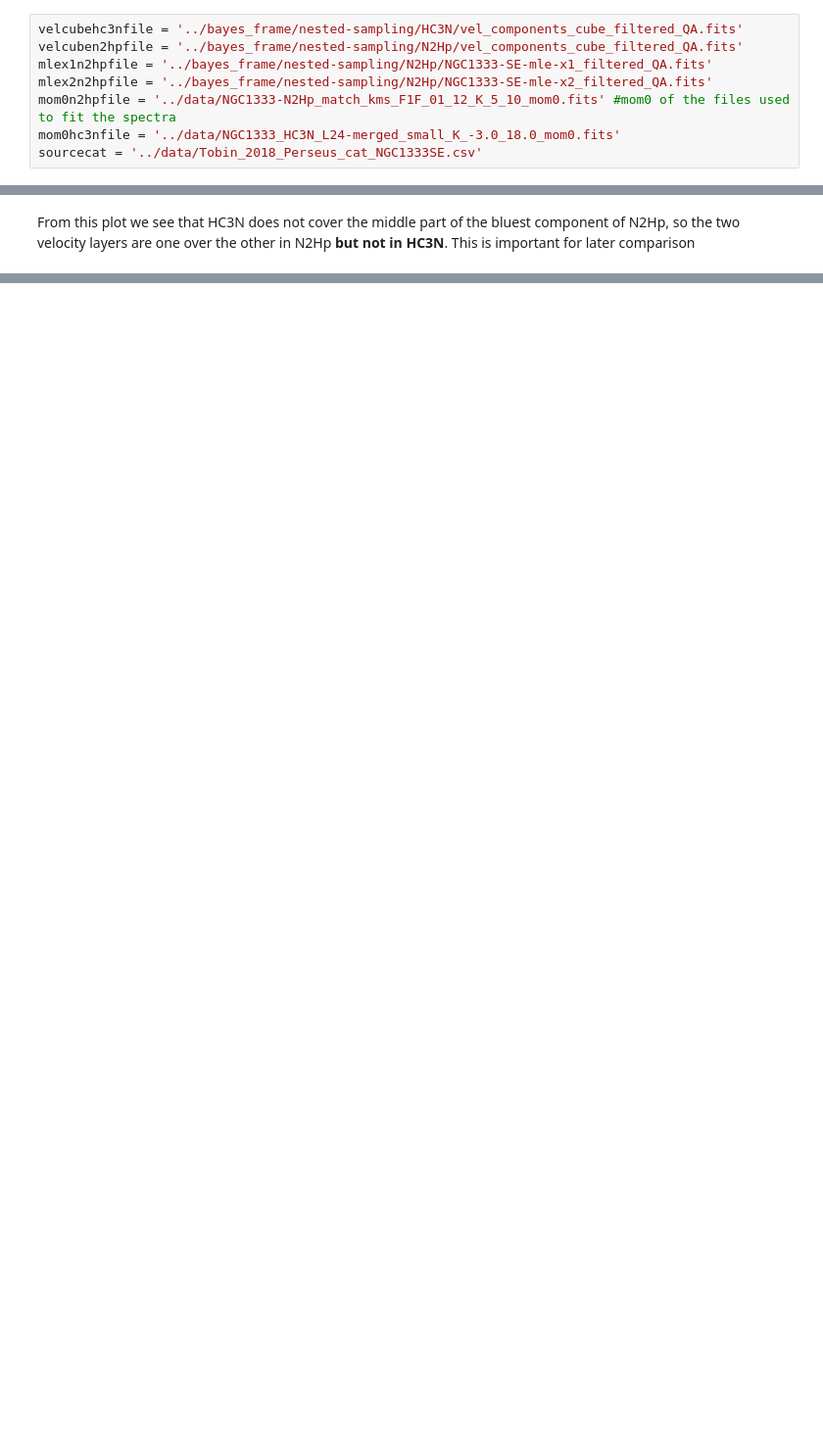
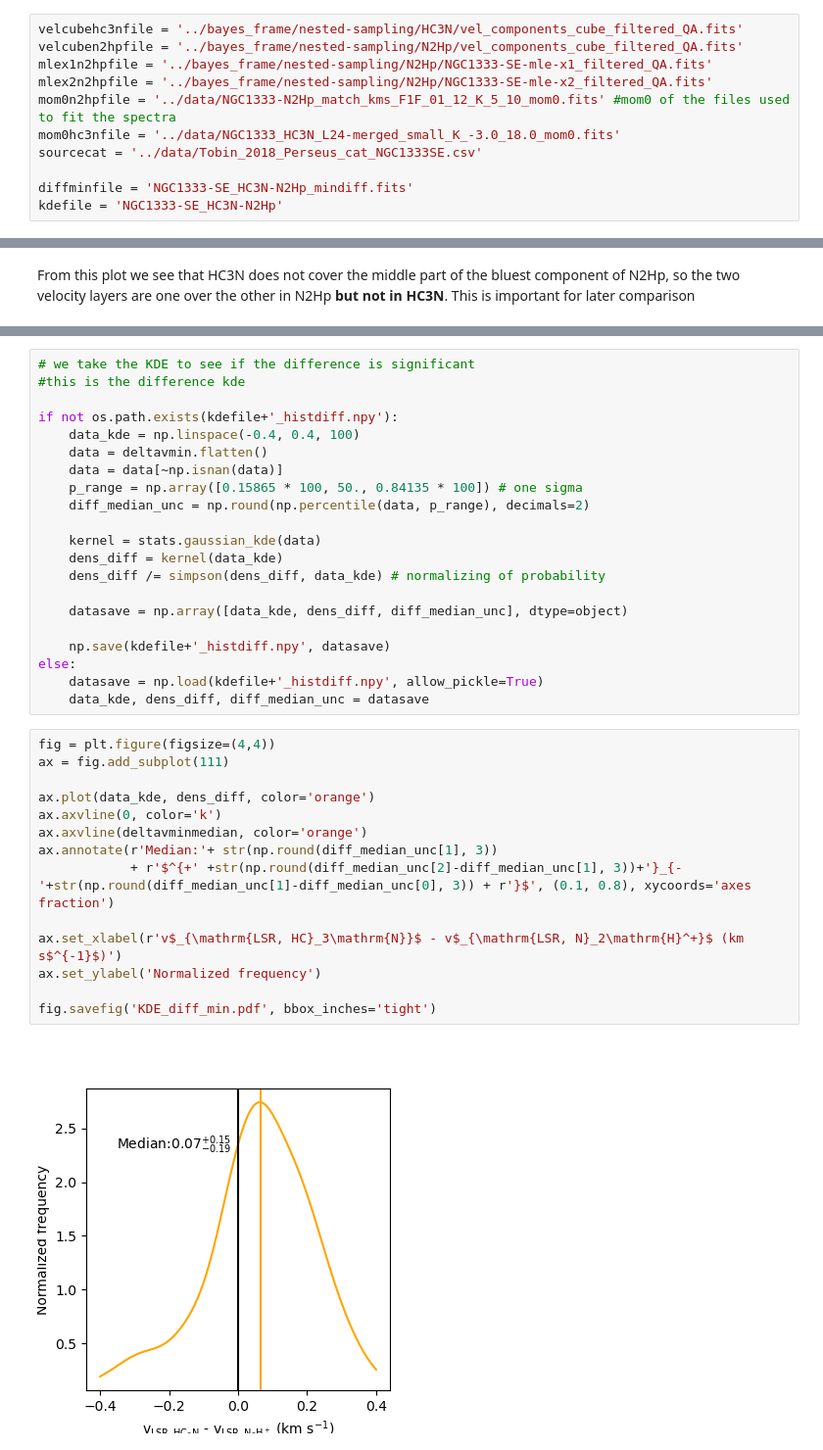
Before and after one commit to tere-valdivia/propstar_gasflow, a Jupyter notebook: clustering/comparison_velocities_N2Hp_HC3N.ipynb, the cells around one changed output, grey strips where cells are left out. Shown at 98% size. Saved outputs shown, nothing was run; the diff lists cells and outputs as text; blank space fills up the shorter version.

```diff
--- a/clustering/comparison_velocities_N2Hp_HC3N.ipynb
+++ b/clustering/comparison_velocities_N2Hp_HC3N.ipynb
@@ -28,3 +29,6 @@ mlex2n2hpfile = '../bayes_frame/nested-sampling/N2Hp/NGC1333-SE-mle-x2_filtered_
 mom0n2hpfile = '../data/NGC1333-N2Hp_match_kms_F1F_01_12_K_5_10_mom0.fits' #mom0 of the files used to fit the spectra
 mom0hc3nfile = '../data/NGC1333_HC3N_L24-merged_small_K_-3.0_18.0_mom0.fits'
 sourcecat = '../data/Tobin_2018_Perseus_cat_NGC1333SE.csv'
+
+diffminfile = 'NGC1333-SE_HC3N-N2Hp_mindiff.fits'
+kdefile = 'NGC1333-SE_HC3N-N2Hp'
@@ -180,0 +200,37 @@ for i in catalog_protostars.index.values:
+# %%
+# we take the KDE to see if the difference is significant
+#this is the difference kde
+
+if not os.path.exists(kdefile+'_histdiff.npy'):
+    data_kde = np.linspace(-0.4, 0.4, 100)
+    data = deltavmin.flatten()
+    data = data[~np.isnan(data)]
+    p_range = np.array([0.15865 * 100, 50., 0.84135 * 100]) # one sigma
+    diff_median_unc = np.round(np.percentile(data, p_range), decimals=2)
+
+    kernel = stats.gaussian_kde(data)
+    dens_diff = kernel(data_kde)
+    dens_diff /= simpson(dens_diff, data_kde) # normalizing of probability
+
+    datasave = np.array([data_kde, dens_diff, diff_median_unc], dtype=object)
+
+    np.save(kdefile+'_histdiff.npy', datasave)
+else:
+    datasave = np.load(kdefile+'_histdiff.npy', allow_pickle=True)
+    data_kde, dens_diff, diff_median_unc = datasave
+# %%
+fig = plt.figure(figsize=(4,4))
+ax = fig.add_subplot(111)
+
+ax.plot(data_kde, dens_diff, color='orange')
+ax.axvline(0, color='k')
+ax.axvline(deltavminmedian, color='orange')
+ax.annotate(r'Median:'+ str(np.round(diff_median_unc[1], 3))
+            + r'$^{+' +str(np.round(diff_median_unc[2]-diff_median_unc[1], 3))+'}_{-'+str(np.round(diff_median_unc[1]-diff_median_unc[0], 3)) + r'}$', (0.1, 0.8), xycoords='axes fraction')
+
+ax.set_xlabel(r'v$_{\mathrm{LSR, HC}_3\mathrm{N}}$ - v$_{\mathrm{LSR, N}_2\mathrm{H}^+}$ (km s$^{-1}$)')
+ax.set_ylabel('Normalized frequency')
+
+fig.savefig('KDE_diff_min.pdf', bbox_inches='tight')
+# %% [output]
+[figure, added]
```
Also changed, not shown: parts of 15 cells of this notebook, 15 other files.
